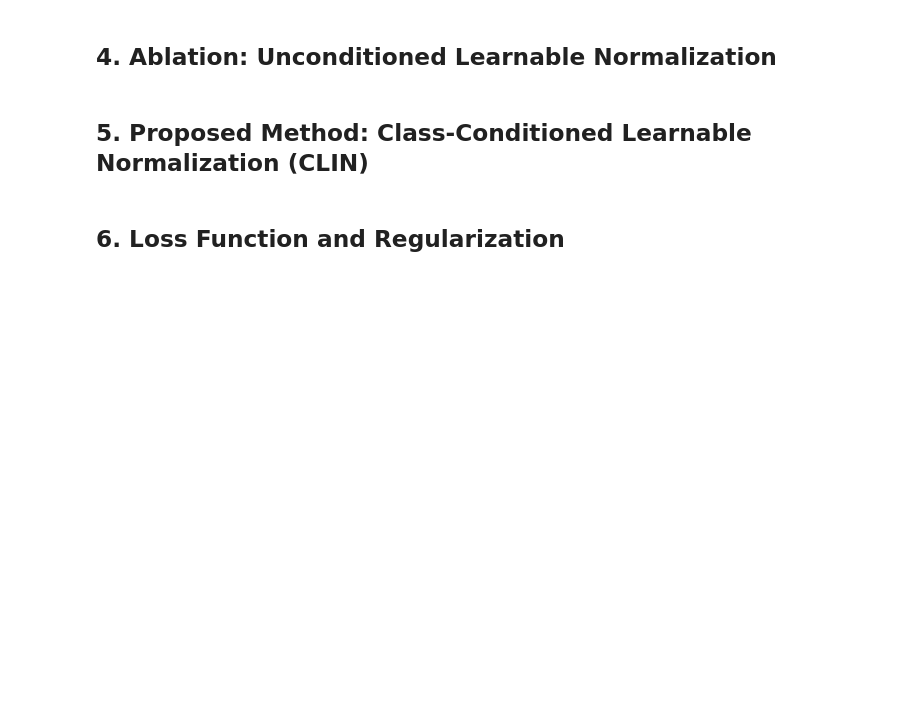
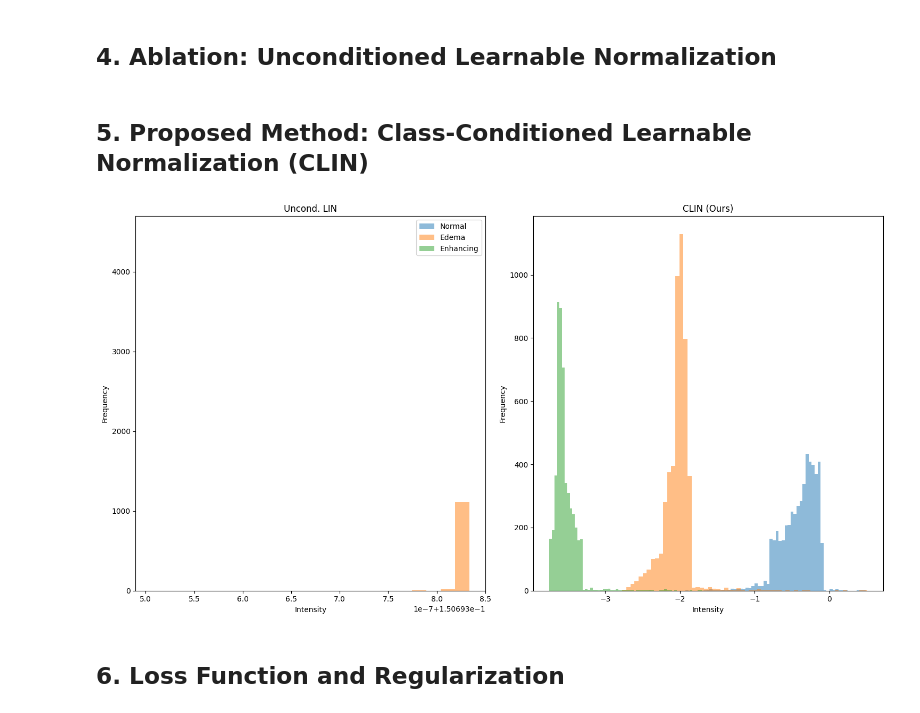
Before and after one commit to Md-Hasib-Askari/CVPR-Report, a Jupyter notebook: experiement.ipynb, the cells around one changed output. Drawn from its saved outputs; the diff is of its cells as text; code cells hidden in the pictures; blank space fills up the shorter version.

```diff
--- a/experiement.ipynb
+++ b/experiement.ipynb
@@ -95,6 +95,33 @@ class ClassConditionedLIN(tf.keras.Model):
 X_tf = tf.convert_to_tensor(X.reshape(-1,1), tf.float32)
 y_tf = tf.convert_to_tensor(y, tf.int32)
 y_onehot = tf.one_hot(y_tf, depth=3)
+# %%
+fig, axes = plt.subplots(1, 2, figsize=(15, 8))
+axes = axes.flatten()
+
+methods = {
+    "Uncond. LIN": X_lin,
+    "CLIN (Ours)": X_clin
+}
+
+for ax, (title, data) in zip(axes, methods.items()):
+    for k, (name, _, _) in classes.items():
+        ax.hist(data[y == k], bins=60, alpha=0.5, label=name)
+    ax.set_title(title)
+    ax.set_xlabel("Intensity")
+    ax.set_ylabel("Frequency")
+
+# Turn off the last unused subplot
+# axes[-1].axis("off")
+
+# One legend for the whole figure
+axes[0].legend(loc="upper right")
+
+plt.tight_layout()
+plt.savefig("ablation.pdf")
+plt.show()
+# %% [output]
+[figure, added]
 # %% [markdown]
 ## 6. Loss Function and Regularization
 # %%
```
Also changed, not shown: parts of 4 cells of this notebook.
